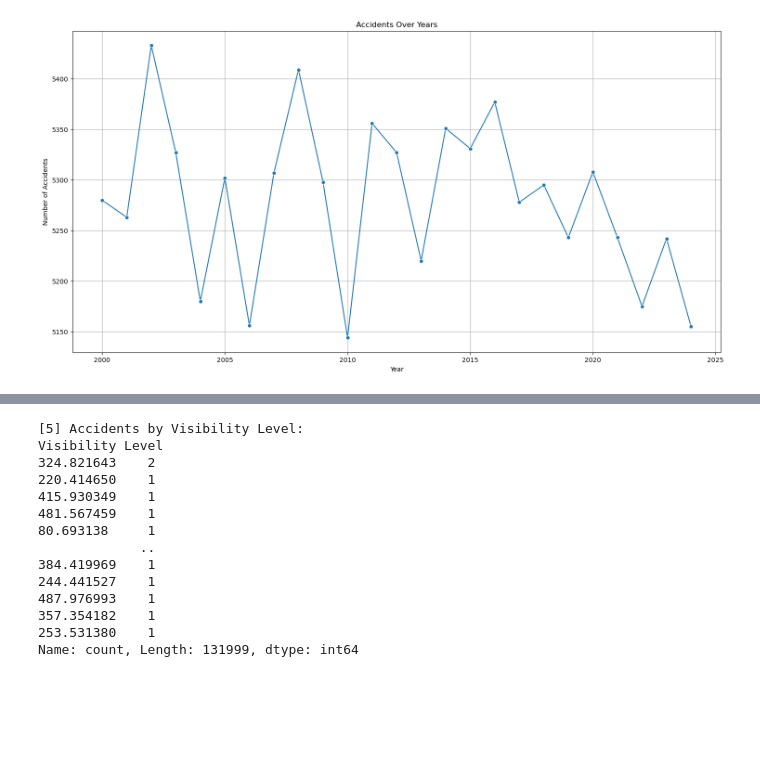
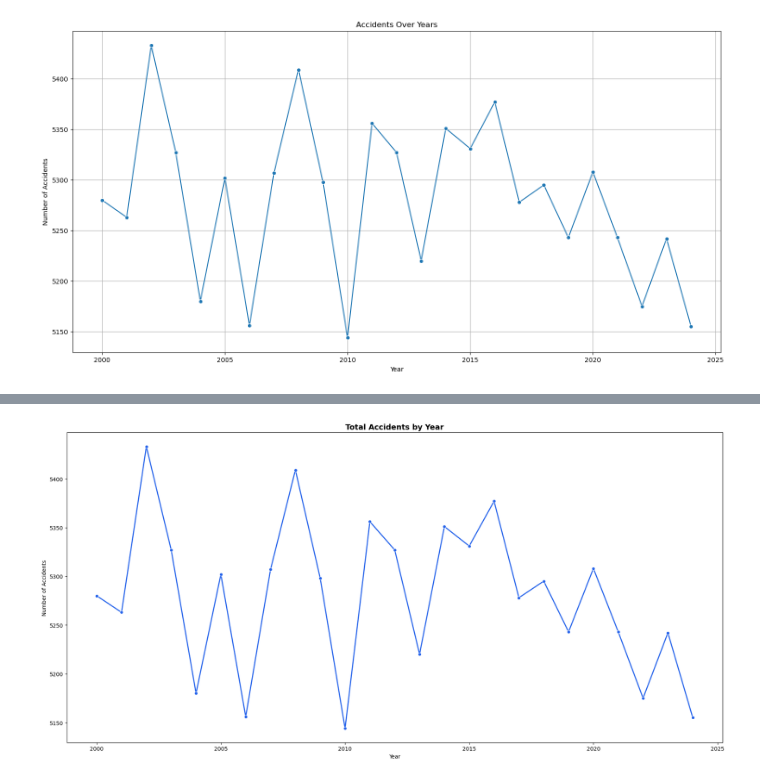
Before and after one commit to Roygautam8852/Global_Road_Accident_Analysis_Using_Python, a Jupyter notebook: global_road_accident_analysis.ipynb, the cells around one changed output, grey strips where cells are left out. Saved outputs shown, nothing was run; the diff lists cells and outputs as text; code cells hidden in the pictures; blank space fills up the shorter version.

```diff
--- a/global_road_accident_analysis.ipynb
+++ b/global_road_accident_analysis.ipynb
@@ -225,19 +151,0 @@ Name: count, dtype: int64
-# %%
-vis_counts = df["Visibility Level"].value_counts()
-print("\n[5] Accidents by Visibility Level:")
-print(vis_counts)
-# %% [output]
-[5] Accidents by Visibility Level:
-Visibility Level
-324.821643    2
-220.414650    1
-415.930349    1
-481.567459    1
-80.693138     1
-             ..
-384.419969    1
-244.441527    1
-487.976993    1
-357.354182    1
-253.531380    1
-Name: count, Length: 131999, dtype: int64
@@ -255,0 +152,14 @@ plt.show()
+# %%
+year_counts = df["Year"].value_counts().sort_index()
+
+plt.figure(figsize=(18, 9))
+sns.lineplot(x=year_counts.index, y=year_counts.values,
+             marker="o", linewidth=2, color="#2563EB")
+plt.title("Total Accidents by Year", fontsize=14, weight="bold")
+plt.xlabel("Year")
+plt.ylabel("Number of Accidents")
+plt.tight_layout()
+plt.show()
+plt.close()
+# %% [output]
+[figure, added]
```
Also changed, not shown: parts of 14 cells of this notebook.
